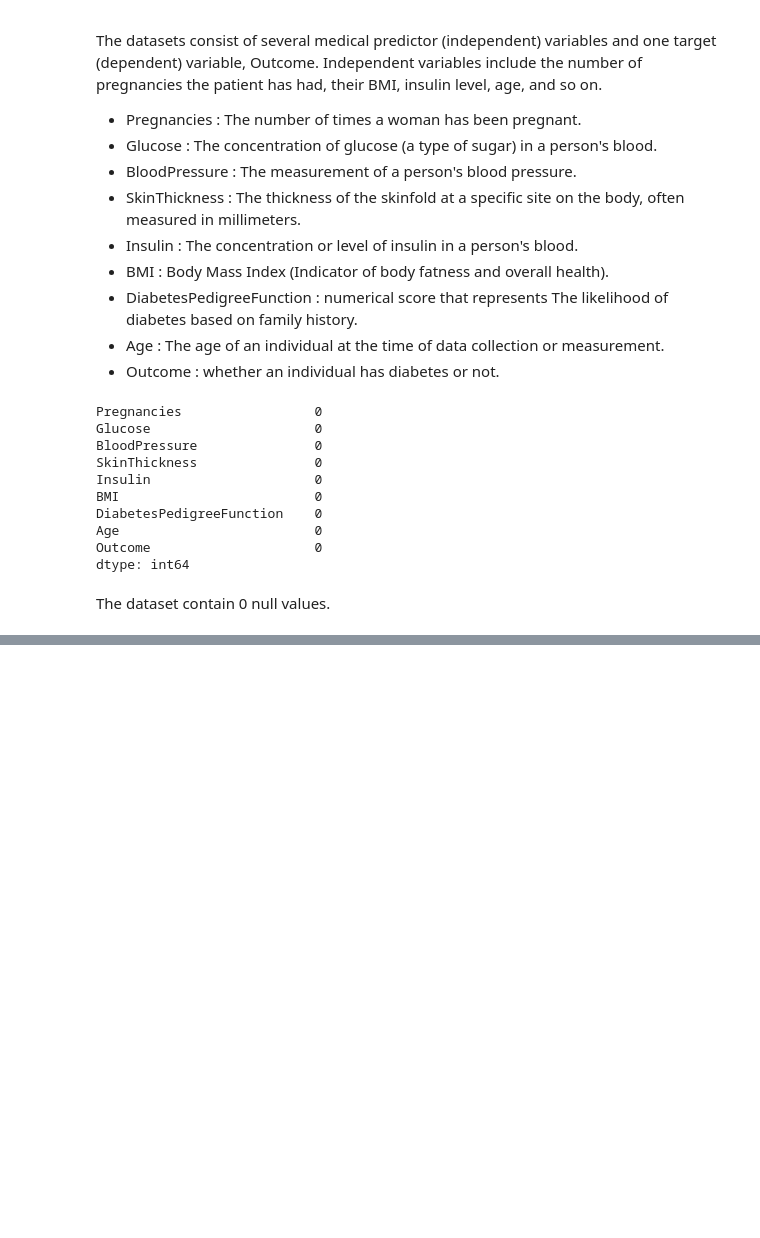
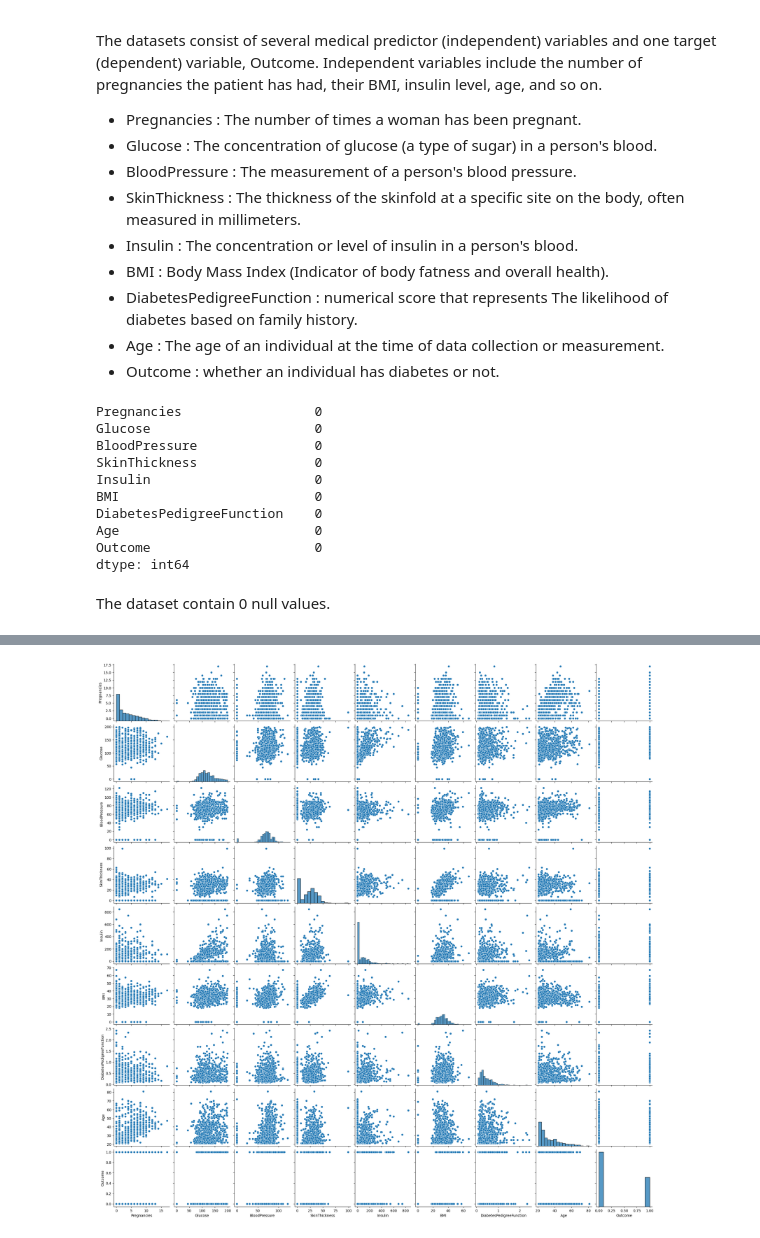
Before and after one commit to dipa-khadka/Datascince_Project, a Jupyter notebook: Diabetic Prediction/Diabetes_predtiction_based on_diagnostic_measures.ipynb, the cells around one changed output, grey strips where cells are left out. Saved outputs shown, nothing was run; the diff lists cells and outputs as text; code cells hidden in the pictures; blank space fills up the shorter version.

```diff
--- a/Diabetic Prediction/Diabetes_predtiction_based on_diagnostic_measures.ipynb
+++ b/Diabetic Prediction/Diabetes_predtiction_based on_diagnostic_measures.ipynb
@@ -50,0 +232,7 @@ The dataset contain 0 null values.
+# %%
+# creating scatterplot for each variable relationship
+
+sns.pairplot(df)
+plt.show()
+# %% [output]
+[figure, added]
```
Also changed, not shown: parts of 21 cells of this notebook.
